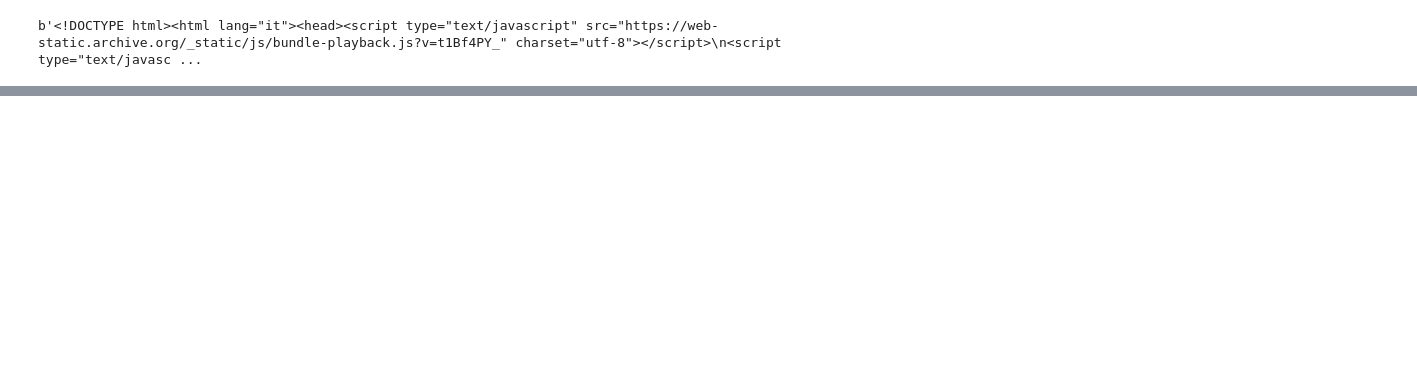
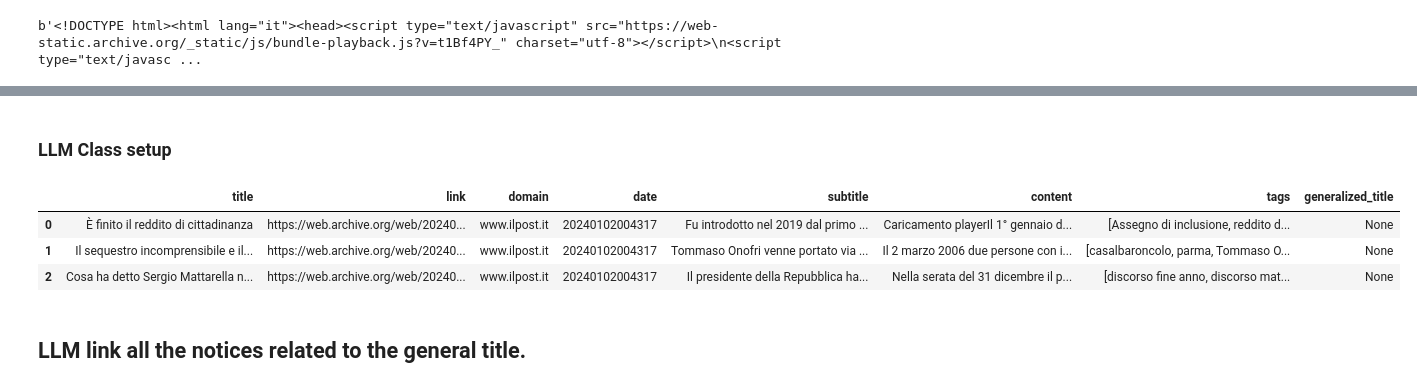
Before and after one commit to alexcalabrese/datamanagement_project, a Jupyter notebook: scraper.ipynb, the cells around one changed output, grey strips where cells are left out. Drawn from its saved outputs; the diff is of its cells as text; code cells hidden in the pictures; blank space fills up the shorter version.

Commit message:
Add generalization feature using Gemini

```diff
--- a/scraper.ipynb
+++ b/scraper.ipynb
@@ -81,0 +83,16 @@ parsed_articles[0].__str__()
+# %%
+# trasnform the parsed articles into a pandas dataframe
+import pandas as pd
+
+data = {
+    'title': [article.title for article in parsed_articles],
+    'link': [article.link for article in parsed_articles],
+    'domain': [article.domain for article in parsed_articles],
+    'date': [article.date for article in parsed_articles],
+    'subtitle': [article.subtitle for article in parsed_articles],
+    'content': [article.content for article in parsed_articles],
+    'tags': [article.tags for article in parsed_articles]
+}
+
+df = pd.DataFrame(data)
+df
@@ -81,0 +107,2 @@ parsed_articles[0].__str__()
+# %% [markdown]
+### LLM Class setup
@@ -81,0 +274,34 @@ parsed_articles[0].__str__()
+# %%
+import os
+
+os.environ['API_KEY'] = 'AIzaSyAqQRlPN9fXqmAKoZH--hSe72pL8irdJ6o'
+gemini = LLM(api_key=os.environ['API_KEY'])
+# %%
+# create the prompt for each element in the dataframe
+prompts = []
+
+for index, row in df.iterrows():
+    # Create a prompt for the title
+    generalize_prompt = Prompt(f"""Given a notice title, summarize and generalize the content in a few words.
+
+    Example:
+    Input: Cosa ha detto Sergio Mattarella nel suo discorso di fine anno
+    Output: Discorso fine anno, Sergio Mattarella
+
+    Input: {row.title}""")
+
+    # Generalizing the title with the LLM
+    output_json = gemini.generate(generalize_prompt)
+    output_text = get_text_from_response(output_json)[0]
+
+    # Append the generalized title to the dataframe
+    df.at[index, 'generalized_title'] = output_text if output_text else None
+# %%
+df
+# %% [output]
+|  | title | link | domain | date | subtitle | content | tags | generalized_title |
+| 0 | È finito il reddito di cittadinanza | https://web.archive.org/web/20240... | www.ilpost.it | 20240102004317 | Fu introdotto nel 2019 dal primo ... | Caricamento playerIl 1° gennaio d... | [Assegno di inclusione, reddito d... | None |
+| 1 | Il sequestro incomprensibile e il... | https://web.archive.org/web/20240... | www.ilpost.it | 20240102004317 | Tommaso Onofri venne portato via ... | Il 2 marzo 2006 due persone con i... | [casalbaroncolo, parma, Tommaso O... | None |
+| 2 | Cosa ha detto Sergio Mattarella n... | https://web.archive.org/web/20240... | www.ilpost.it | 20240102004317 | Il presidente della Repubblica ha... | Nella serata del 31 dicembre il p... | [discorso fine anno, discorso mat... | None |
+# %% [markdown]
+## LLM link all the notices related to the general title.
```
Also changed, not shown: parts of 8 cells of this notebook.
